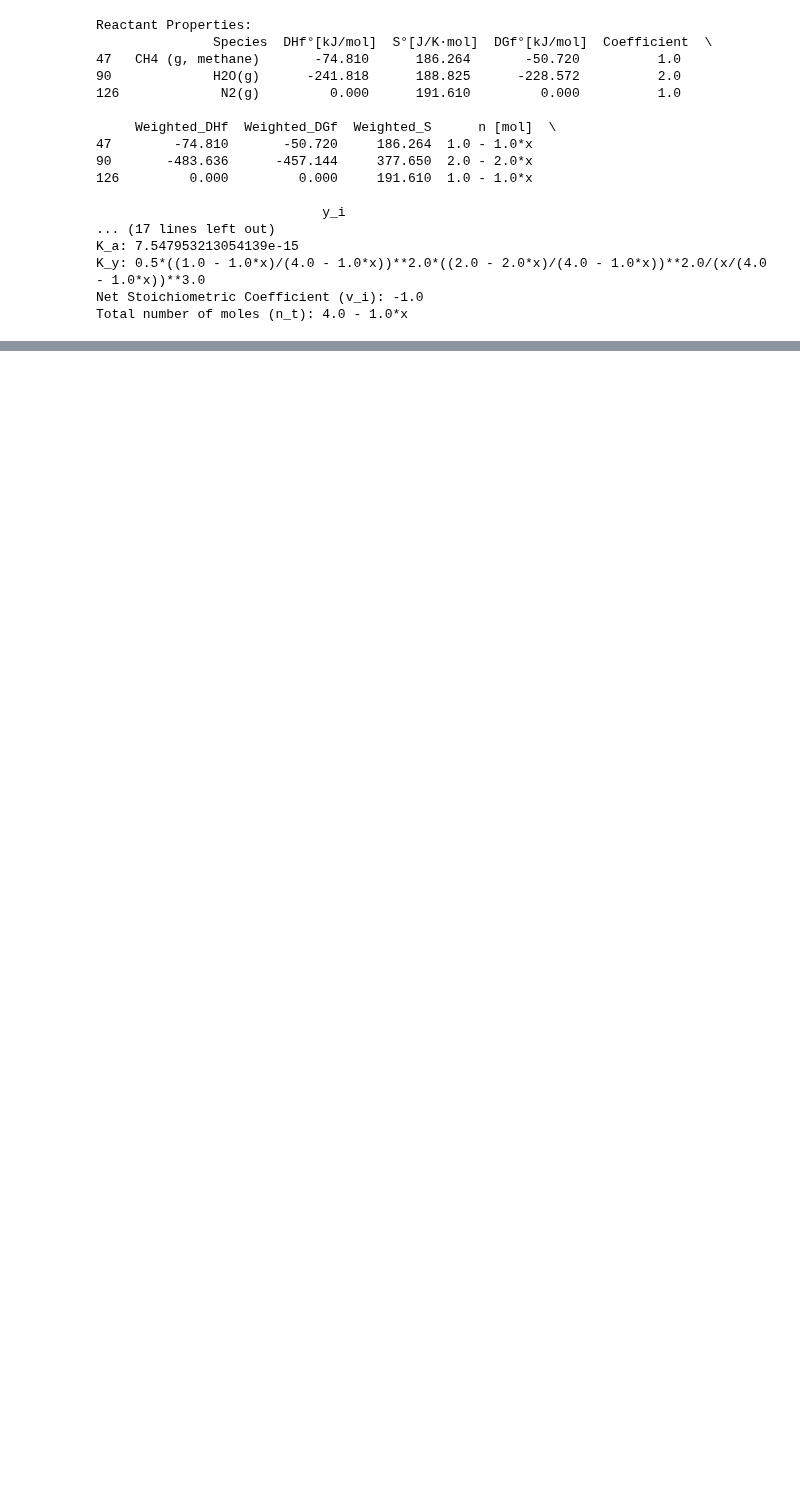
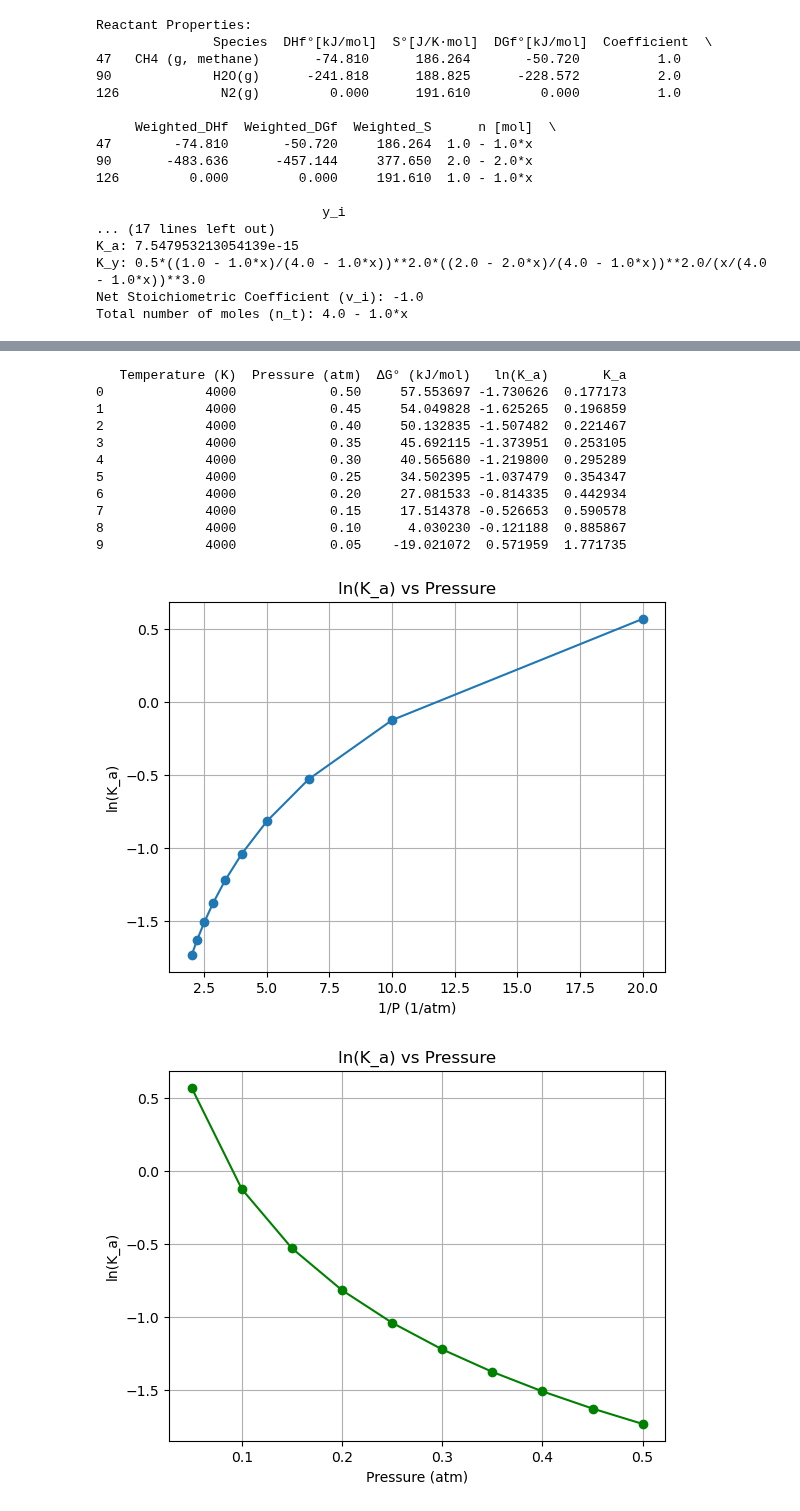
Before and after one commit to Aguiario/Chemical_reaction_engineering, a Jupyter notebook: Equilibrium and Surface Phenomena/1) Themal Systems/Exam_1_2024.ipynb, the cells around one changed output, grey strips where cells are left out. Cells and saved outputs as stored; diff of their text form; code cells hidden in the pictures; blank space fills up the shorter version.

```diff
--- a/Equilibrium and Surface Phenomena/1) Themal Systems/Exam_1_2024.ipynb
+++ b/Equilibrium and Surface Phenomena/1) Themal Systems/Exam_1_2024.ipynb
@@ -53,0 +48,18 @@ utl.graphs(results)
+# %%
+pressures = np.linspace(10, 1, num=10)/20
+results = utl.analysis_pressures(results,dG_f0,pressures, 4000)
+utl.graphs_P(results)
+# %% [output]
+   Temperature (K)  Pressure (atm)  ΔG° (kJ/mol)   ln(K_a)       K_a
+0             4000            0.50     57.553697 -1.730626  0.177173
+1             4000            0.45     54.049828 -1.625265  0.196859
+2             4000            0.40     50.132835 -1.507482  0.221467
+3             4000            0.35     45.692115 -1.373951  0.253105
+4             4000            0.30     40.565680 -1.219800  0.295289
+5             4000            0.25     34.502395 -1.037479  0.354347
+6             4000            0.20     27.081533 -0.814335  0.442934
+7             4000            0.15     17.514378 -0.526653  0.590578
+8             4000            0.10      4.030230 -0.121188  0.885867
+9             4000            0.05    -19.021072  0.571959  1.771735
+[figure, added]
+[figure, added]
```
Also changed, not shown: parts of 5 cells of this notebook, 2 other files.
